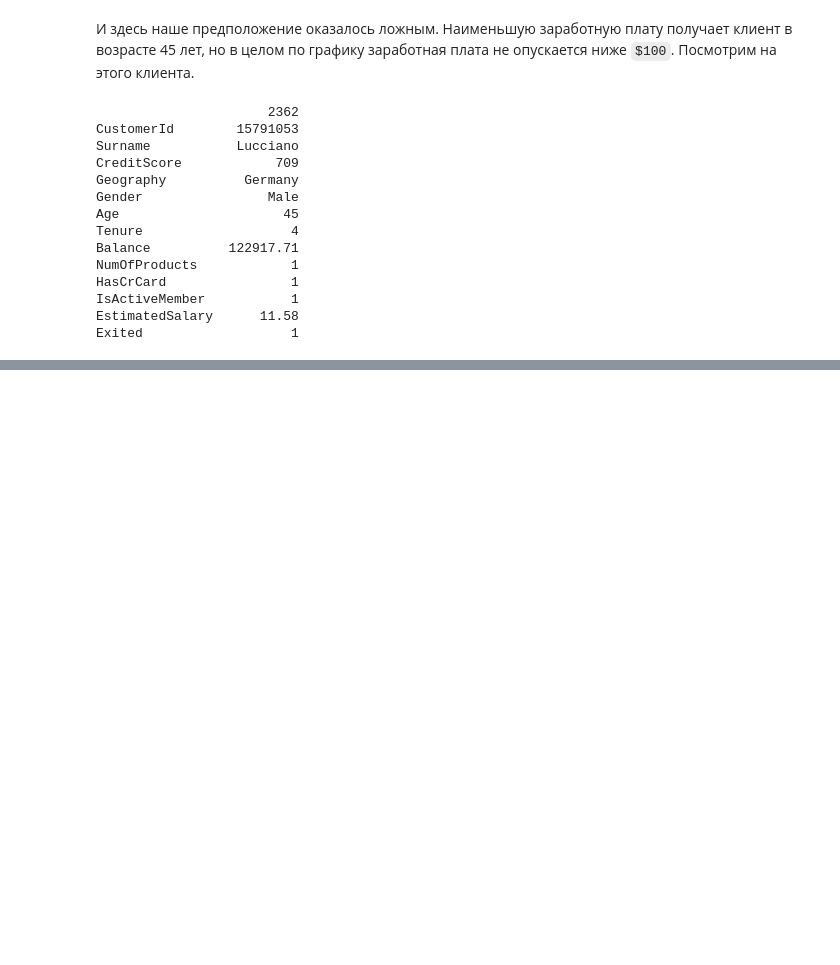
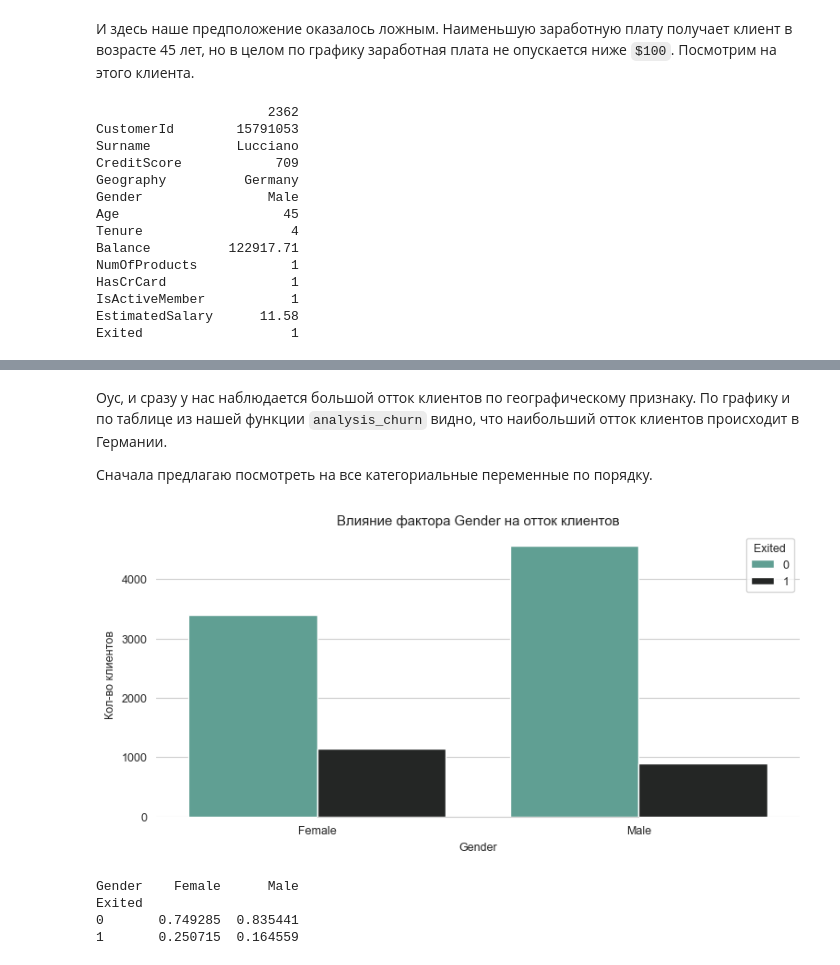
Before and after one commit to tabbols95/data_analysis_and_forecast, a Jupyter notebook: Customer churn analysis (Bank data)/Customer churn analysis (Bank data).ipynb, the cells around one changed output, grey strips where cells are left out. Cells and saved outputs as stored; diff of their text form; code cells hidden in the pictures; blank space fills up the shorter version.

```diff
--- a/Customer churn analysis (Bank data)/Customer churn analysis (Bank data).ipynb
+++ b/Customer churn analysis (Bank data)/Customer churn analysis (Bank data).ipynb
@@ -201,0 +233,12 @@ Exited                   1
+# %% [markdown]
+Оус, и сразу у нас наблюдается большой отток клиентов по географическому признаку. По графику и по таблице из нашей функции `analysis_churn` видно, что наибольший отток клиентов происходит в Германии.
+
+Сначала предлагаю посмотреть на все категориальные переменные по порядку.
+# %%
+analysis_churn(data, 'Gender')
+# %% [output]
+[figure, added]
+Gender    Female      Male
+Exited
+0       0.749285  0.835441
+1       0.250715  0.164559
```
Also changed, not shown: parts of 30 cells of this notebook.
